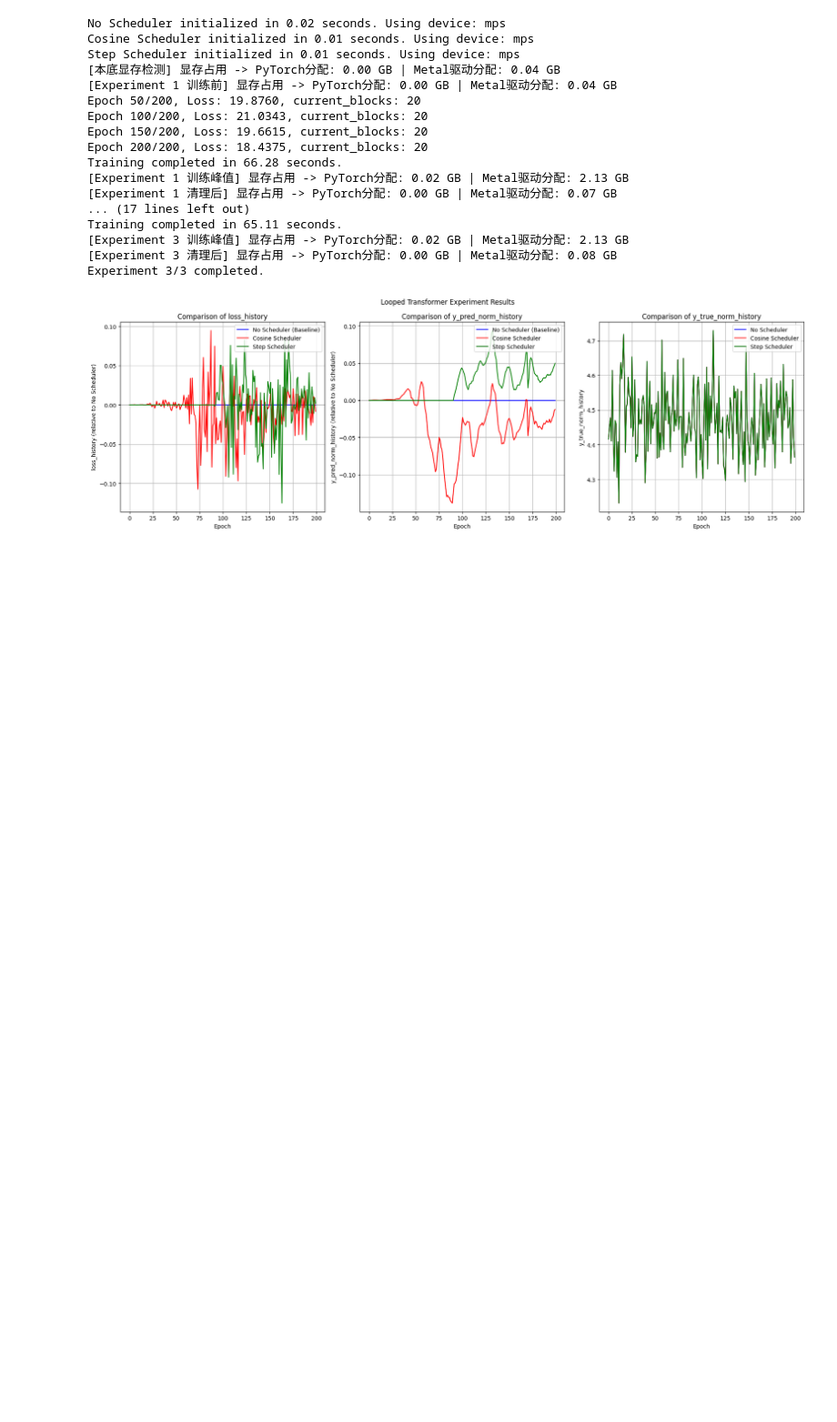
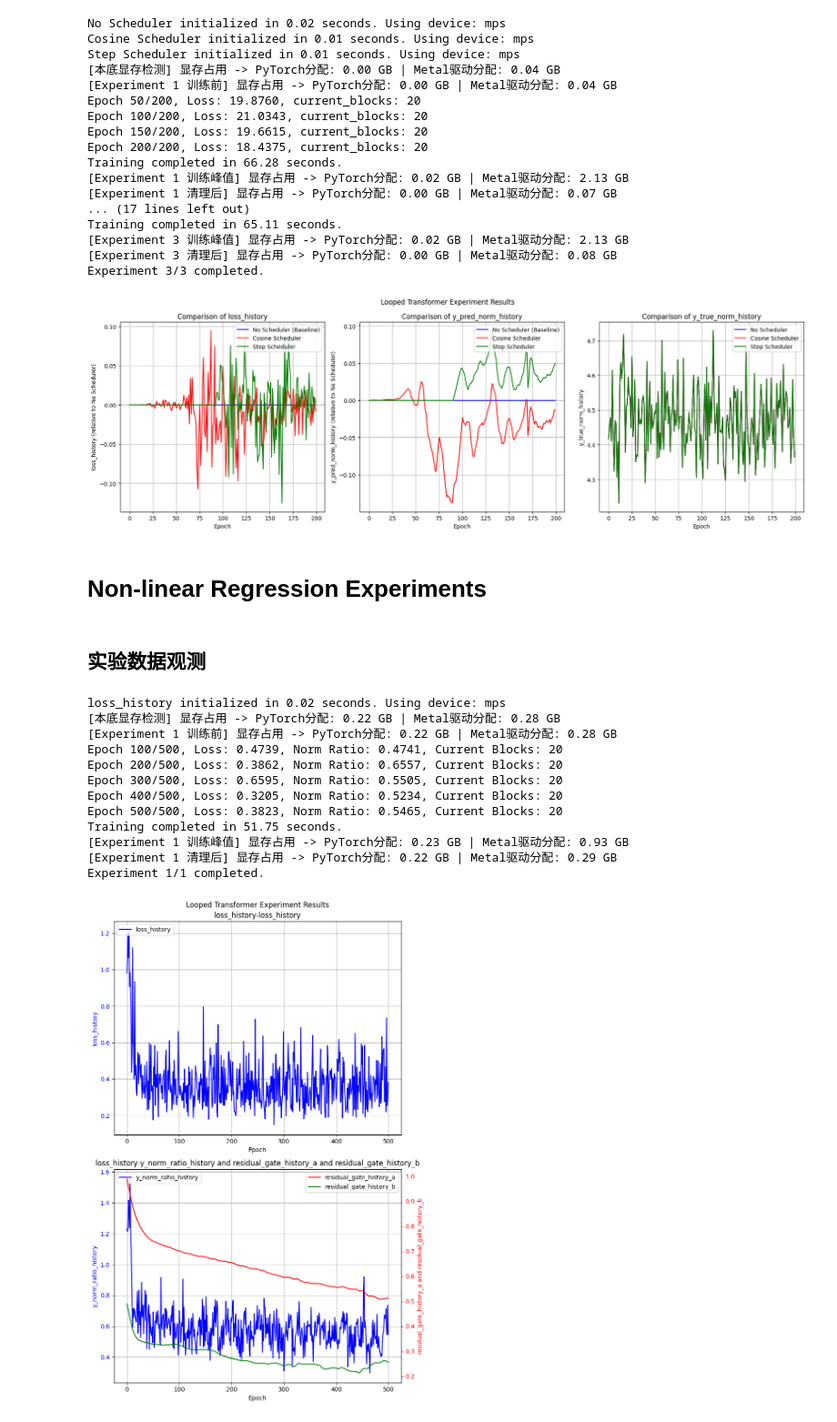
Before and after one commit to Bruce-lhq/looped-transformer-ablation-lab, a Jupyter notebook: Looped_Transformer.ipynb, the cells around one changed output. Shown at 91% size. Drawn from its saved outputs; the diff is of its cells as text; code cells hidden in the pictures; blank space fills up the shorter version.

Commit message:
增加了nonlinear数据生成并初步完成实验数据测量；增加了figure_size=None 时的自动填充功能

```diff
--- a/Looped_Transformer.ipynb
+++ b/Looped_Transformer.ipynb
@@ -486,10 +510,12 @@ def linear_data_generator(batch_size, seq_len, d_x, d_y, device='cpu', generator
 # %% [markdown]
 #### 数据加载器
 # %%
-def dataloader(batch_size=64, seq_len=80, d_x=20, d_y=1, device='cpu', data_type='linear', sink_padding=1, generator=None):
+def dataloader(batch_size=64, seq_len=80, d_x=20, d_y=1, device='cpu', data_type='linear', d_hidden=None, function_callable=None, sink_padding=1, generator=None):
     while True:
         if data_type == 'linear':
             x_data, y_data = linear_data_generator(batch_size, seq_len, d_x, d_y, device=device, generator=generator)
+        elif data_type == 'nonlinear':
+            x_data, y_data = nonlinear_data_generator(batch_size, seq_len, d_x, d_y, d_hidden, function_callable, device=device, generator=generator)
         if sink_padding is not None:
             x_data = F.pad(x_data, (0, 0, sink_padding, 0), value=0)  # 在seq_len维度最前面添加sink_padding个全0向量
             y_data = F.pad(y_data, (0, 0, sink_padding, 0), value=0)
@@ -725,7 +757,7 @@ def default_setup(manual=None):
         'seed': 42,                        # int or None: 手动随机种子，确保实验可复现
         'experiment_name': 'Experiment',   # str or None: 实验名称 (None表示不打印设备和实验初始化信息)
         'timing': True,                    # bool: 是否打印初始化时间
-        'optimizer_type': 'adam',          # str: 优化器类型 ('adam' 或 'sgd'或 'adamw')
+        'optimizer_type': 'adamw',         # str: 优化器类型 ('adam' 或 'sgd'或 'adamw')
         'wd_adamw': 0.01,                  # float: AdamW优化器的权重衰减系数，仅当optimizer_type='adamw'时有效
         'task': 'regression',              # str: 任务类型 ('regression')
     }
@@ -740,15 +772,17 @@ def default_setup(manual=None):
 
     # dataloader
         'sink_padding': None,              # int or None: seq 最前面填充的 sink token 组数 (None表示不使用sink padding)
+        'd_hidden': 64,                    # int: 非线性数据生成器中隐藏层的维度，仅当data_type='nonlinear'时有效
+        'function_callable': lambda x: F.relu(x), # function: 非线性数据生成器中使用的非线性函数，仅当data_type='nonlinear'时有效
 
     # LoopedTransformerExperiment
-        'epochs': 20,                      # int: 训练轮数
+        'epochs': 100,                     # int: 训练轮数
         'data_type': 'linear',             # str: 回归数据类型 ('linear')
         'scheduler_type': None,            # str or None: 学习率调节器类型 ('cosine' 或 'step' 或 None)
         'lr_scale': 0.1,                   # float: 学习率调节器的缩放因子，仅当scheduler_type不为None时有效
         'step_size_scheduler': 10,         # int: StepLR调度器的步长，仅当scheduler_type='step'时有效
-        'scheduled_training': True,        # bool: 是否使用计划训练，即随着训练的进行逐渐增加参与的层数 b=epoch+num_eff ，直到达到最大层数num_blocks
-        'print_every': 5,                  # int or None: 打印频率/epoch (None表示不打印训练过程中的损失信息)
+        'scheduled_training': False,       # bool: 是否使用计划训练，即随着训练的进行逐渐增加参与的层数 b=epoch+num_eff ，直到达到最大层数num_blocks
+        'print_every': 20,                 # int or None: 打印频率/epoch (None表示不打印训练过程中的损失信息)
         'timing': True,                    # bool: 是否打印训练时间
     }
     if manual is not None:
@@ -877,7 +909,7 @@ class ExperimentTable:
                     else:
                         print_vram_usage(tag=f"Experiment {i+1} 训练峰值", peak=(experiment.max_torch_vram, experiment.max_metal_vram))
                 elif mode == 'evaluate':
-                    eval_parameters = {k:v for k,v in self.train_parameters[i].items() if k in ['batch_size', 'seq_len', 'data_type', 'sink_padding']}
+                    eval_parameters = {k:v for k,v in self.train_parameters[i].items() if k in ['batch_size', 'seq_len', 'data_type', 'sink_padding', 'd_hidden', 'function_callable']}
                     if 'loss_type' in self.init_parameters[i]:
                         eval_parameters['loss_type'] = self.init_parameters[i]['loss_type'] # 确保评估使用与训练相同类型的损失函数
                     self.results_groups['evaluate'][i] = experiment.evaluate(**eval_parameters)
@@ -903,7 +935,7 @@ class ExperimentTable:
             raise ValueError("parallel_workers must be a positive integer.")
 
     def plot(self, compare_experiments=True,
-             subplot_shape=(1,-1),figure_size=(15,10),suptitle='Looped Transformer Experiment Results',
+             subplot_shape=(1,-1),figure_size=None,suptitle='Looped Transformer Experiment Results',
              colors=['blue', 'red', 'green', 'yellow', 'cyan', 'orange', 'purple', 'brown']):
         '''
         Args:
@@ -911,7 +943,7 @@ class ExperimentTable:
 
             subplot_shape: tuple of int, 表示子图的行数和列数，(-1表示自动计算)，如(1, -1) 表示所有图在一行，(-1, 2) 表示每行两个图，自动计算行数
 
-            figure_size: tuple of float, 画布大小，单位为英寸，如(15, 10)
+            figure_size: tuple of float, 画布大小，单位为英寸，如(15, 10)。默认值 None 表示使用 (8,6)*subplot_shape 的大小
 
             suptitle: str, 整体图的标题
 
@@ -933,6 +965,8 @@ class ExperimentTable:
 
         if self.results_groups['train'][0] is not None:
             results = self.results_groups['train']
+            if figure_size is None:
+                figure_size = (8*subplot_shape[1], 6*subplot_shape[0])
             fig,axs = plt.subplots(*subplot_shape, figsize=figure_size)
             axs_flat = np.atleast_1d(axs).flatten()  # 将 axs 转换为一维数组，方便索引
             index=0
@@ -1255,3 +1289,43 @@ Training completed in 65.11 seconds.
 [Experiment 3 清理后] 显存占用 -> PyTorch分配: 0.00 GB | Metal驱动分配: 0.08 GB
 Experiment 3/3 completed.
 [figure]
+# %% [markdown]
+# Non-linear Regression Experiments
+# %% [markdown]
+## 实验数据观测
+# %%
+manual={'data_type': 'nonlinear',
+        'function_callable': lambda x: F.relu(x),
+        'max_seq_len': 500,
+        'scheduled_training': True,
+        'pe_type': ['alibi'],
+        'residual_gate': (1, 0.5),
+        'residual_gate_type': 'learnable_scalar',
+        'num_eff': 5,
+        'num_blocks': 20,
+        'batch_size': 8,
+        'num_heads': 2,
+        'd_model': 128,
+        'seq_len': 400,
+        'd_hidden': 8,
+        'epochs': 100}
+# %%
+loss_table = ExperimentTable(params_groups=[{'experiment_name': 'loss_history',
+                                             'epochs': 500,
+                                             'print_every': 100}], manual=manual)
+loss_table.run(result_lists=[(['loss_history'], 'epoch'), (['y_norm_ratio_history', 'residual_gate_history_a', 'residual_gate_history_b'], 'epoch')])
+loss_table.plot(figure_size=(8,12), compare_experiments=False, subplot_shape=(-1,1))
+# %% [output]
+loss_history initialized in 0.02 seconds. Using device: mps
+[本底显存检测] 显存占用 -> PyTorch分配: 0.22 GB | Metal驱动分配: 0.28 GB
+[Experiment 1 训练前] 显存占用 -> PyTorch分配: 0.22 GB | Metal驱动分配: 0.28 GB
+Epoch 100/500, Loss: 0.4739, Norm Ratio: 0.4741, Current Blocks: 20
+Epoch 200/500, Loss: 0.3862, Norm Ratio: 0.6557, Current Blocks: 20
+Epoch 300/500, Loss: 0.6595, Norm Ratio: 0.5505, Current Blocks: 20
+Epoch 400/500, Loss: 0.3205, Norm Ratio: 0.5234, Current Blocks: 20
+Epoch 500/500, Loss: 0.3823, Norm Ratio: 0.5465, Current Blocks: 20
+Training completed in 51.75 seconds.
+[Experiment 1 训练峰值] 显存占用 -> PyTorch分配: 0.23 GB | Metal驱动分配: 0.93 GB
+[Experiment 1 清理后] 显存占用 -> PyTorch分配: 0.22 GB | Metal驱动分配: 0.29 GB
+Experiment 1/1 completed.
+[figure, added]
```
Also changed, not shown: parts of 8 cells of this notebook, 2 other files.
